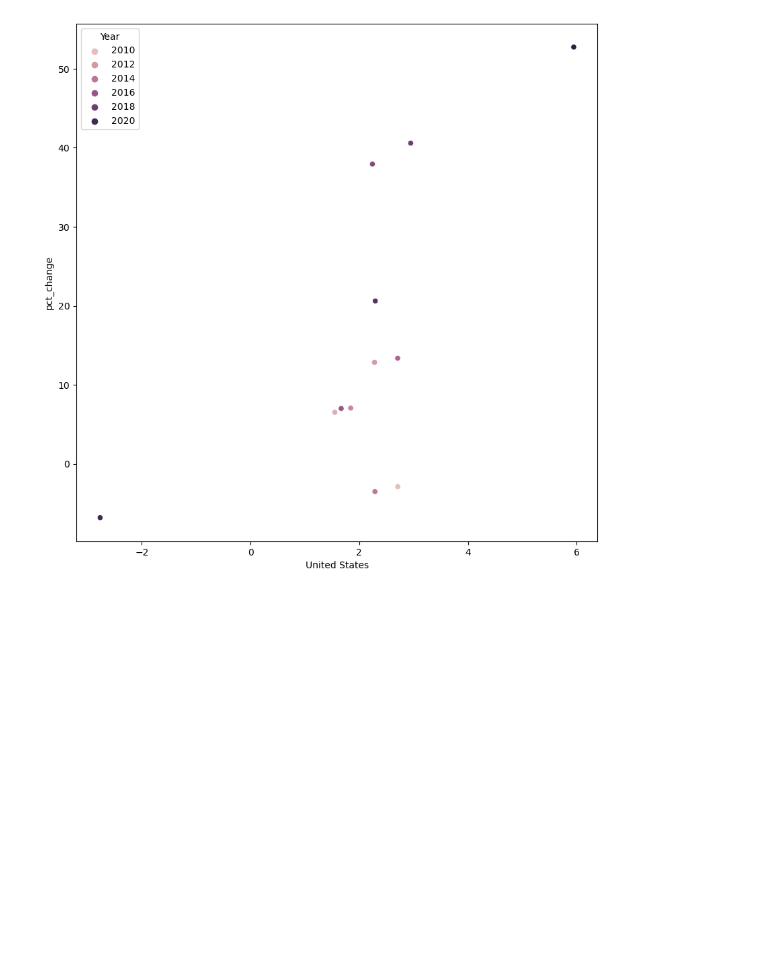
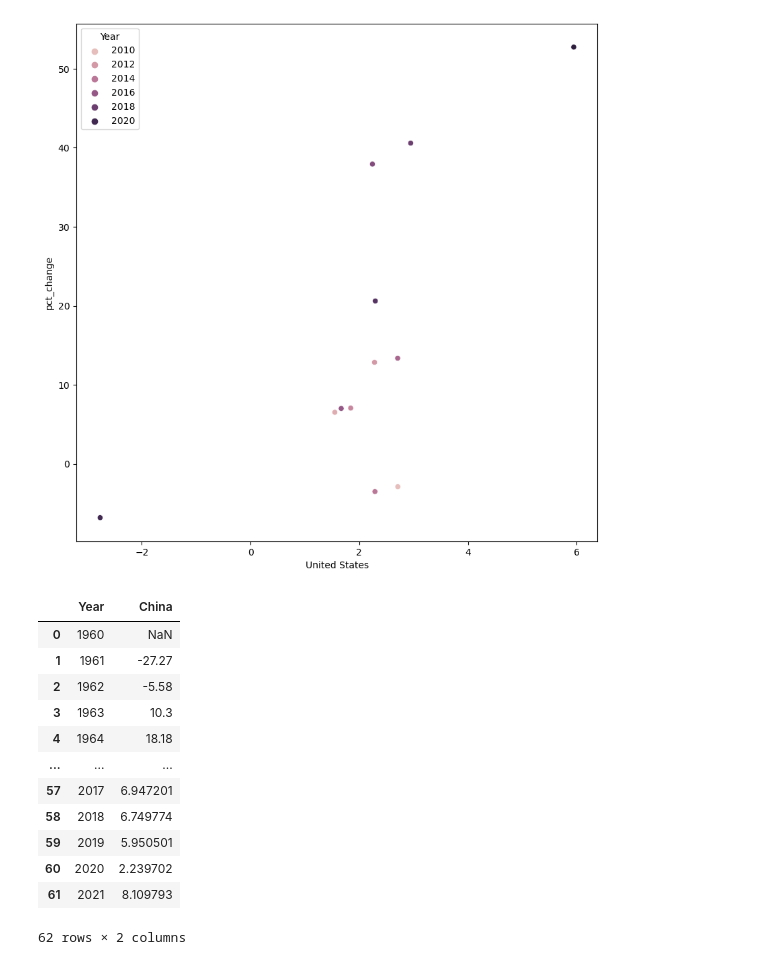
Before and after one commit to AimjGuytidy/Gwiza-analysis, a Jupyter notebook: Nvidia-case-study.ipynb, the cells around one changed output. Cells and saved outputs as stored; diff of their text form; code cells hidden in the pictures; blank space fills up the shorter version.

```diff
--- a/Nvidia-case-study.ipynb
+++ b/Nvidia-case-study.ipynb
@@ -333,0 +336,19 @@ plt.show()
+# %%
+china_df = gdp_df_clean.loc[:,"China"].to_frame()
+china_dd = china_df.reset_index()
+china_dd["Year"] = pd.to_numeric(china_dd["Year"])
+china_dd
+# %% [output]
+|  | Year | China |
+| 0 | 1960 | NaN |
+| 1 | 1961 | -27.27 |
+| 2 | 1962 | -5.58 |
+| 3 | 1963 | 10.3 |
+| 4 | 1964 | 18.18 |
+| ... | ... | ... |
+| 57 | 2017 | 6.947201 |
+| 58 | 2018 | 6.749774 |
+| 59 | 2019 | 5.950501 |
+| 60 | 2020 | 2.239702 |
+| 61 | 2021 | 8.109793 |
+62 rows × 2 columns
```
Also changed, not shown: parts of 3 cells of this notebook.
